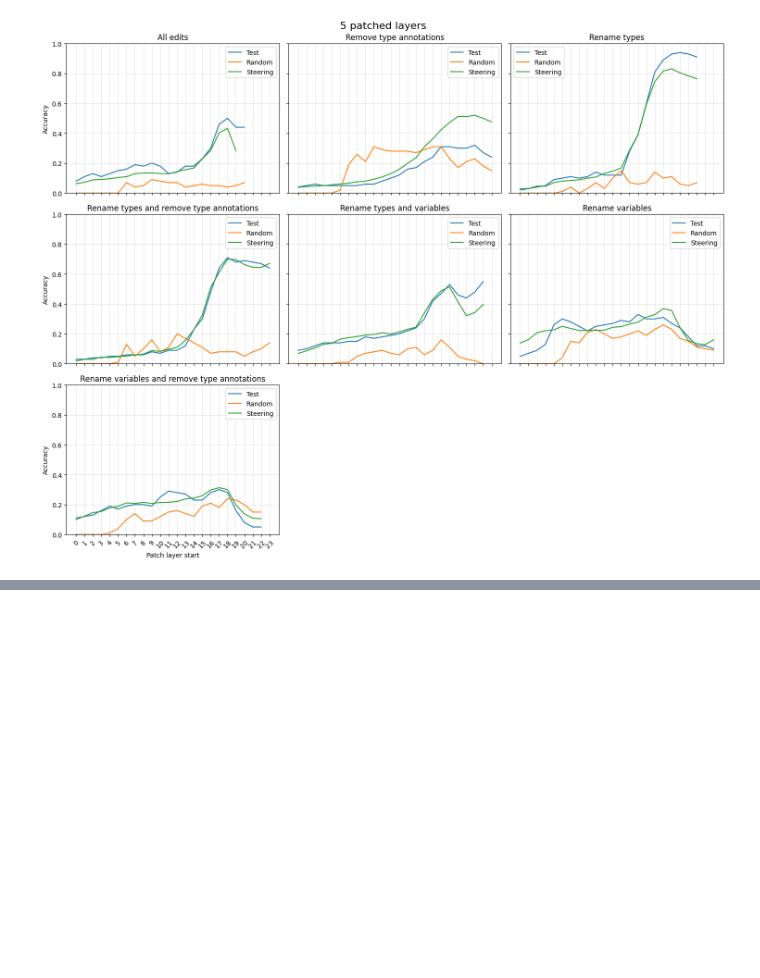
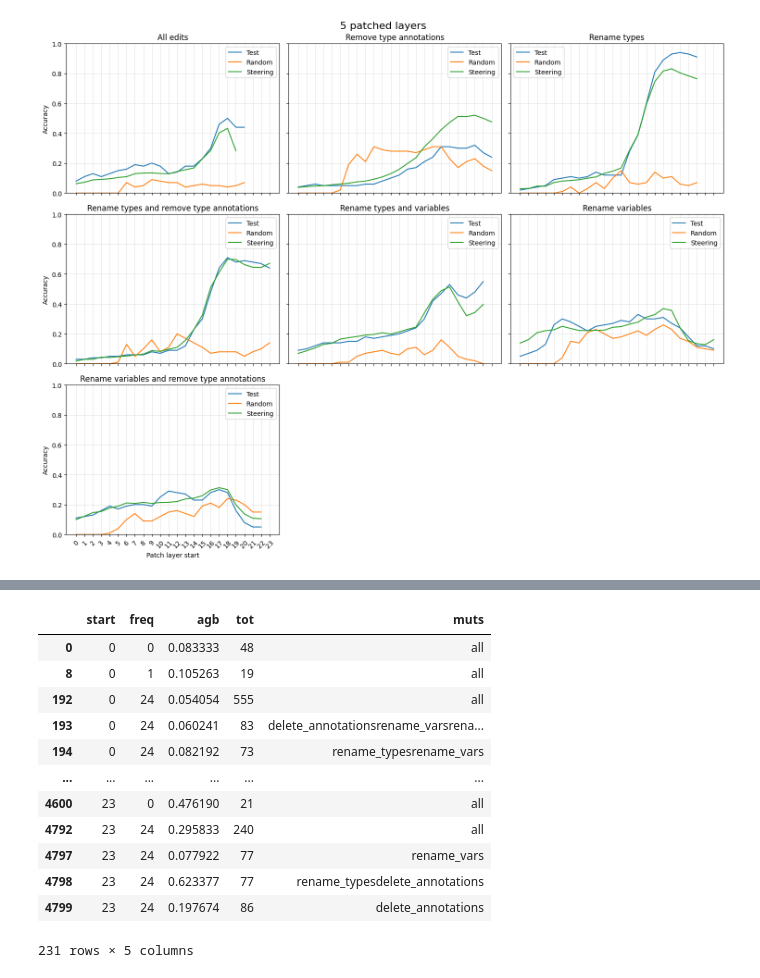
Before and after one commit to nuprl/codetrace, a Jupyter notebook: notebooks/steering_analysis.ipynb, the cells around one changed output, grey strips where cells are left out. Saved outputs shown, nothing was run; the diff lists cells and outputs as text; code cells hidden in the pictures; blank space fills up the shorter version.

```diff
--- a/notebooks/steering_analysis.ipynb
+++ b/notebooks/steering_analysis.ipynb
@@ -51,0 +174,4 @@ plot_steering_results(df_pretty, 5)
+# %%
+correlation_df["mutation_names_test"] = correlation_df["mutation_names_test"].apply(lambda x: "".join(x))
+value_counts = correlation_df.groupby(["mutation_names_test"]).agg({"frequency_fim_type_steer": (lambda x: Counter(x))}).reset_index()
+value_counts.to_csv("val_counts.csv")
@@ -51,0 +219,46 @@ plot_steering_results(df_pretty, 5)
+# %%
+
+data = []
+step=1
+for start in range(28):
+    for freq in range(0, 25, step):
+        label = f"freq_ft_{freq}_{freq+step}"
+        correlation_df[label] = correlation_df["frequency_fim_type_steer"].apply(lambda x: x >= freq and x < freq+step)
+
+        correlation_df["ft_freq_and_layer"] = correlation_df[f"start_{start}"] & (correlation_df[label])
+        a,b,anb,agb = conditional_prob("success_test","ft_freq_and_layer", correlation_df)
+        data.append({
+            "start":start,
+            "freq":freq,
+            "agb":agb,
+            "tot":correlation_df["ft_freq_and_layer"].sum(),
+            "muts": "all"
+        })
+        for muts in set(["".join(m) for m in correlation_df["mutation_names_test"]]):
+            _df = correlation_df[correlation_df["mutation_names_test"] == muts]
+            a,b,anb,agb = conditional_prob("success_test","ft_freq_and_layer", _df)
+            data.append({
+                "start":start,
+                "freq":freq,
+                "agb":agb,
+                "tot":_df["ft_freq_and_layer"].sum(),
+                "muts": muts
+            })
+
+
+df_data = pd.DataFrame(data)
+df_data[df_data["tot"] > 15]
+# %% [output]
+|  | start | freq | agb | tot | muts |
+| 0 | 0 | 0 | 0.083333 | 48 | all |
+| 8 | 0 | 1 | 0.105263 | 19 | all |
+| 192 | 0 | 24 | 0.054054 | 555 | all |
+| 193 | 0 | 24 | 0.060241 | 83 | delete_annotationsrename_varsrena... |
+| 194 | 0 | 24 | 0.082192 | 73 | rename_typesrename_vars |
+| ... | ... | ... | ... | ... | ... |
+| 4600 | 23 | 0 | 0.476190 | 21 | all |
+| 4792 | 23 | 24 | 0.295833 | 240 | all |
+| 4797 | 23 | 24 | 0.077922 | 77 | rename_vars |
+| 4798 | 23 | 24 | 0.623377 | 77 | rename_typesdelete_annotations |
+| 4799 | 23 | 24 | 0.197674 | 86 | delete_annotations |
+231 rows × 5 columns
```
Also changed, not shown: parts of 11 cells of this notebook, 1 other file.
